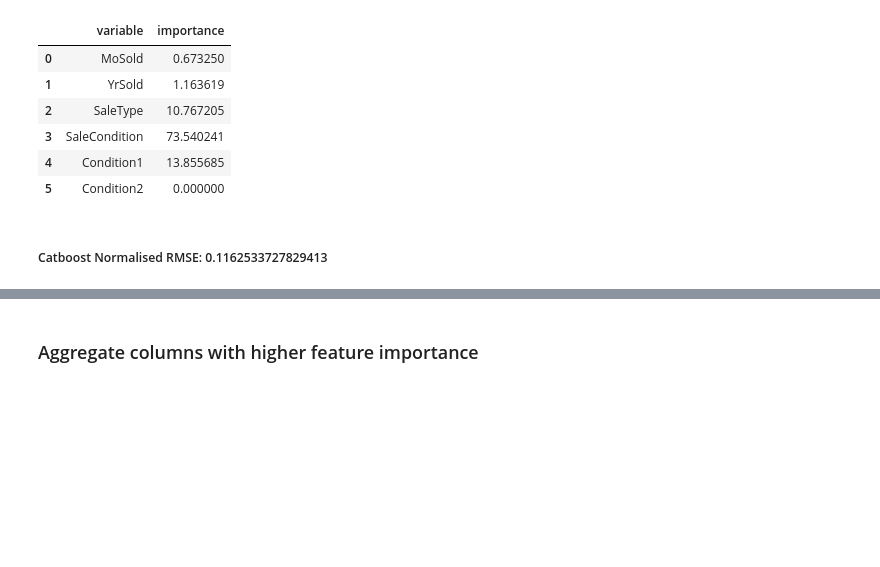
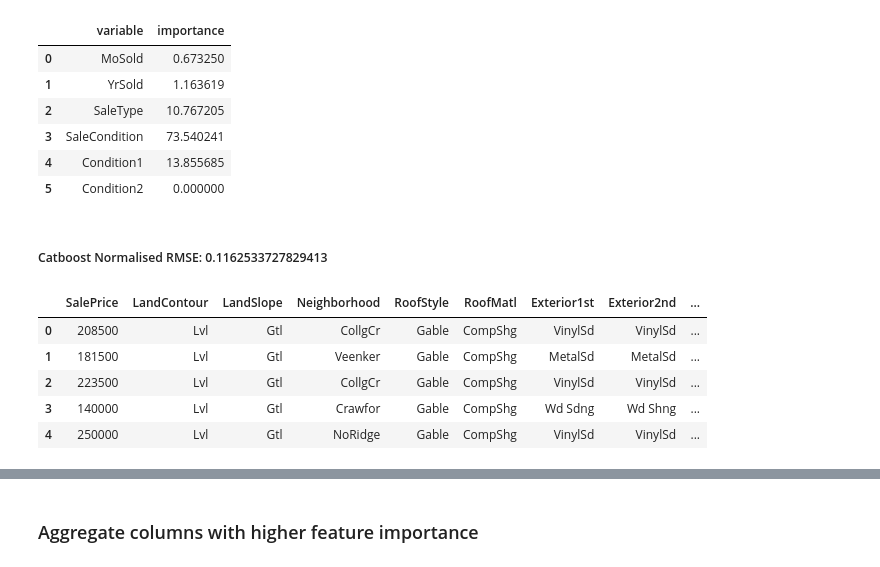
Before and after one commit to oliverkpan/IowaHousePricing, a Jupyter notebook: feature_aggregate.ipynb, the cells around one changed output, grey strips where cells are left out. Cells and saved outputs as stored; diff of their text form; code cells hidden in the pictures; blank space fills up the shorter version.

```diff
--- a/feature_aggregate.ipynb
+++ b/feature_aggregate.ipynb
@@ -173,0 +176,11 @@ misc_importance
+# %%
+exterior_df = df[['SalePrice', 'LandContour', 'LandSlope', 'Neighborhood', 'RoofStyle', 'RoofMatl', 'Exterior1st', 'Exterior2nd', 'ExterQual', 'ExterCond']]
+# %%
+exterior_df.head()
+# %% [output]
+|  | SalePrice | LandContour | LandSlope | Neighborhood | RoofStyle | RoofMatl | Exterior1st | Exterior2nd | ... |
+| 0 | 208500 | Lvl | Gtl | CollgCr | Gable | CompShg | VinylSd | VinylSd | ... |
+| 1 | 181500 | Lvl | Gtl | Veenker | Gable | CompShg | MetalSd | MetalSd | ... |
+| 2 | 223500 | Lvl | Gtl | CollgCr | Gable | CompShg | VinylSd | VinylSd | ... |
+| 3 | 140000 | Lvl | Gtl | Crawfor | Gable | CompShg | Wd Sdng | Wd Shng | ... |
+| 4 | 250000 | Lvl | Gtl | NoRidge | Gable | CompShg | VinylSd | VinylSd | ... |
```
Also changed, not shown: parts of 14 cells of this notebook.
